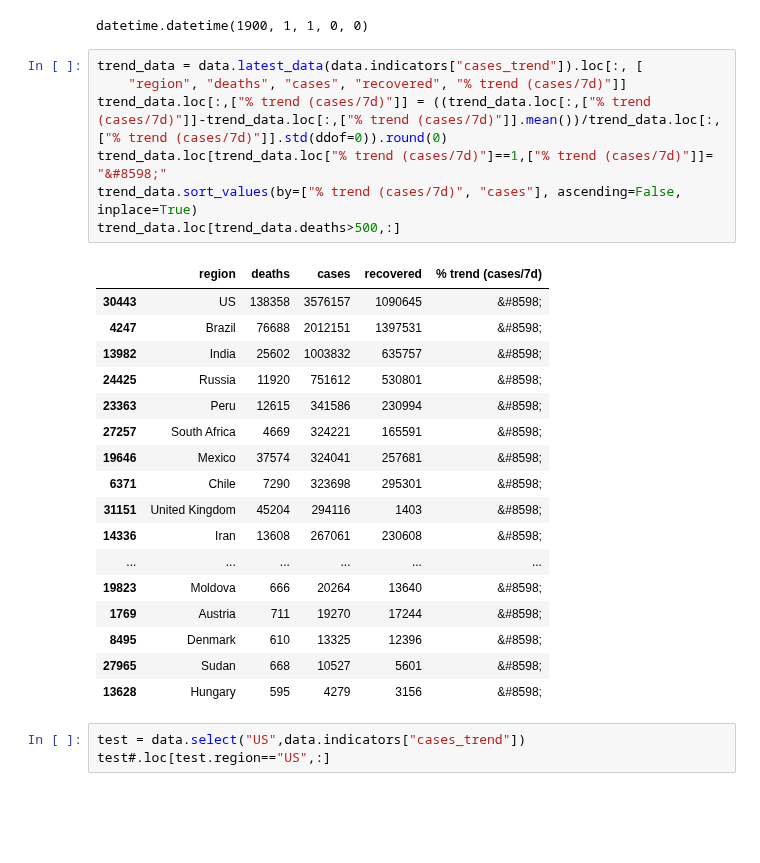
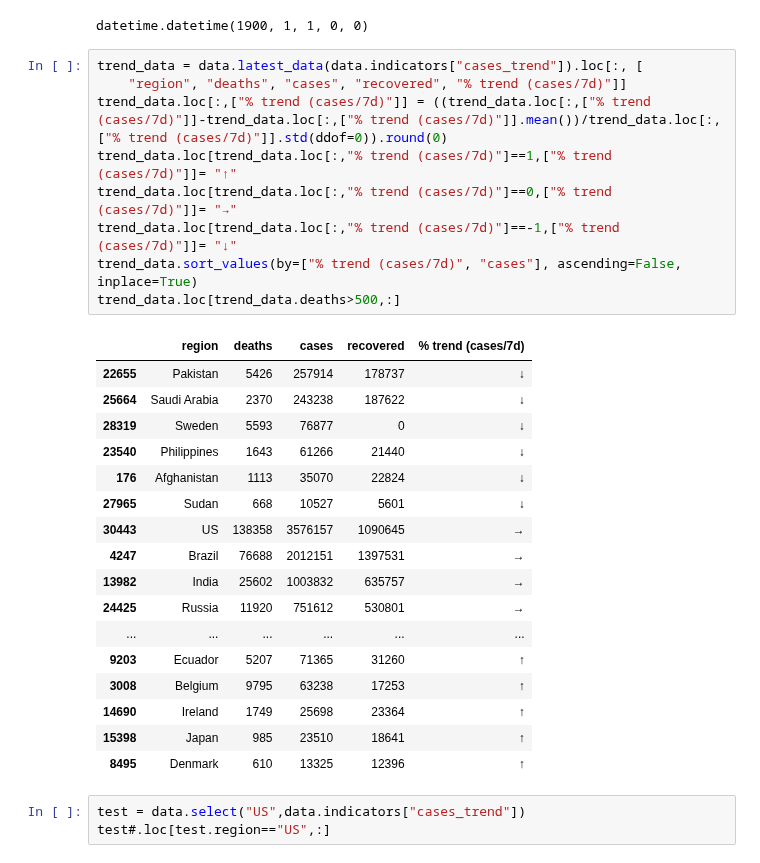
Before and after one commit to ditori1976/covid_app, a Jupyter notebook: notebooks/DataLoader.ipynb, the cells around one changed output. Saved outputs shown, nothing was run; the diff lists cells and outputs as text; blank space fills up the shorter version.

Commit message:
Table row selector, layout

```diff
--- a/notebooks/DataLoader.ipynb
+++ b/notebooks/DataLoader.ipynb
@@ -34,28 +34,30 @@ datetime.datetime(1900, 1, 1, 0, 0)
 # %%
 trend_data = data.latest_data(data.indicators["cases_trend"]).loc[:, [
     "region", "deaths", "cases", "recovered", "% trend (cases/7d)"]]
 trend_data.loc[:,["% trend (cases/7d)"]] = ((trend_data.loc[:,["% trend (cases/7d)"]]-trend_data.loc[:,["% trend (cases/7d)"]].mean())/trend_data.loc[:,["% trend (cases/7d)"]].std(ddof=0)).round(0)
-trend_data.loc[trend_data.loc["% trend (cases/7d)"]==1,["% trend (cases/7d)"]]= "&#8598;"
+trend_data.loc[trend_data.loc[:,"% trend (cases/7d)"]==1,["% trend (cases/7d)"]]= "↑"
+trend_data.loc[trend_data.loc[:,"% trend (cases/7d)"]==0,["% trend (cases/7d)"]]= "→"
+trend_data.loc[trend_data.loc[:,"% trend (cases/7d)"]==-1,["% trend (cases/7d)"]]= "↓"
 trend_data.sort_values(by=["% trend (cases/7d)", "cases"], ascending=False, inplace=True)
 trend_data.loc[trend_data.deaths>500,:]
 # %% [output]
 |  | region | deaths | cases | recovered | % trend (cases/7d) |
-| 30443 | US | 138358 | 3576157 | 1090645 | &#8598; |
-| 4247 | Brazil | 76688 | 2012151 | 1397531 | &#8598; |
-| 13982 | India | 25602 | 1003832 | 635757 | &#8598; |
-| 24425 | Russia | 11920 | 751612 | 530801 | &#8598; |
-| 23363 | Peru | 12615 | 341586 | 230994 | &#8598; |
-| 27257 | South Africa | 4669 | 324221 | 165591 | &#8598; |
-| 19646 | Mexico | 37574 | 324041 | 257681 | &#8598; |
-| 6371 | Chile | 7290 | 323698 | 295301 | &#8598; |
-| 31151 | United Kingdom | 45204 | 294116 | 1403 | &#8598; |
-| 14336 | Iran | 13608 | 267061 | 230608 | &#8598; |
+| 22655 | Pakistan | 5426 | 257914 | 178737 | ↓ |
+| 25664 | Saudi Arabia | 2370 | 243238 | 187622 | ↓ |
+| 28319 | Sweden | 5593 | 76877 | 0 | ↓ |
+| 23540 | Philippines | 1643 | 61266 | 21440 | ↓ |
+| 176 | Afghanistan | 1113 | 35070 | 22824 | ↓ |
+| 27965 | Sudan | 668 | 10527 | 5601 | ↓ |
+| 30443 | US | 138358 | 3576157 | 1090645 | → |
+| 4247 | Brazil | 76688 | 2012151 | 1397531 | → |
+| 13982 | India | 25602 | 1003832 | 635757 | → |
+| 24425 | Russia | 11920 | 751612 | 530801 | → |
 | ... | ... | ... | ... | ... | ... |
-| 19823 | Moldova | 666 | 20264 | 13640 | &#8598; |
-| 1769 | Austria | 711 | 19270 | 17244 | &#8598; |
-| 8495 | Denmark | 610 | 13325 | 12396 | &#8598; |
-| 27965 | Sudan | 668 | 10527 | 5601 | &#8598; |
-| 13628 | Hungary | 595 | 4279 | 3156 | &#8598; |
+| 9203 | Ecuador | 5207 | 71365 | 31260 | ↑ |
+| 3008 | Belgium | 9795 | 63238 | 17253 | ↑ |
+| 14690 | Ireland | 1749 | 25698 | 23364 | ↑ |
+| 15398 | Japan | 985 | 23510 | 18641 | ↑ |
+| 8495 | Denmark | 610 | 13325 | 12396 | ↑ |
 # %%
 test = data.select("US",data.indicators["cases_trend"])
 test#.loc[test.region=="US",:]
```
Also changed, not shown: 1 other file.
